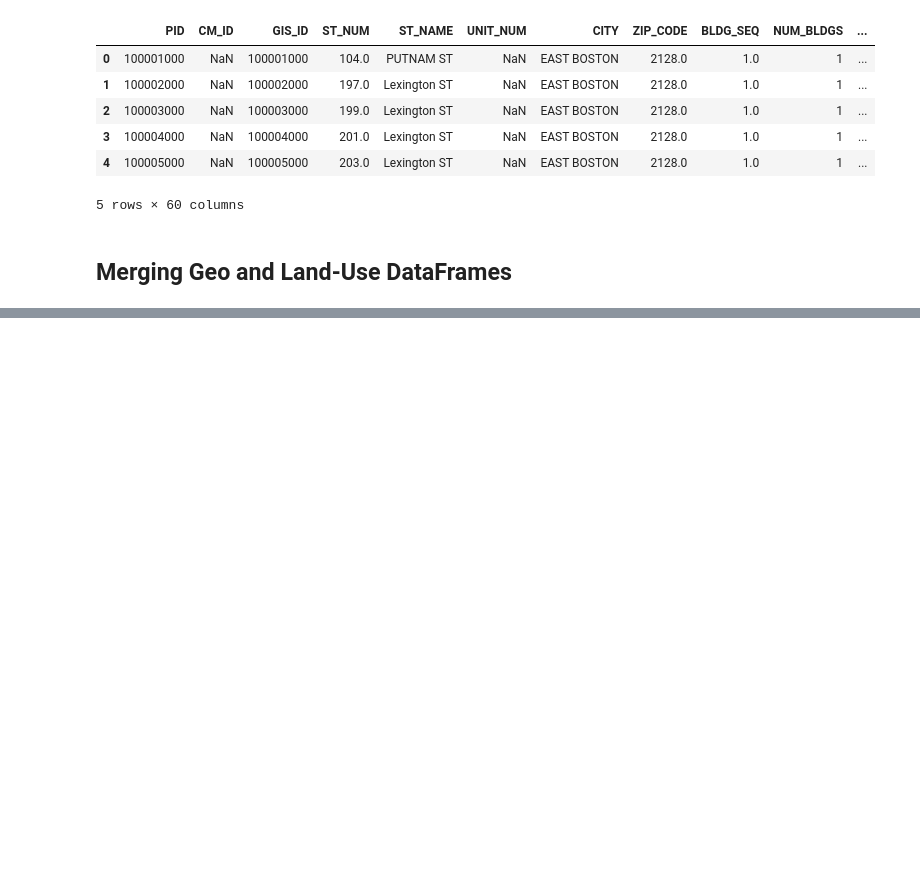
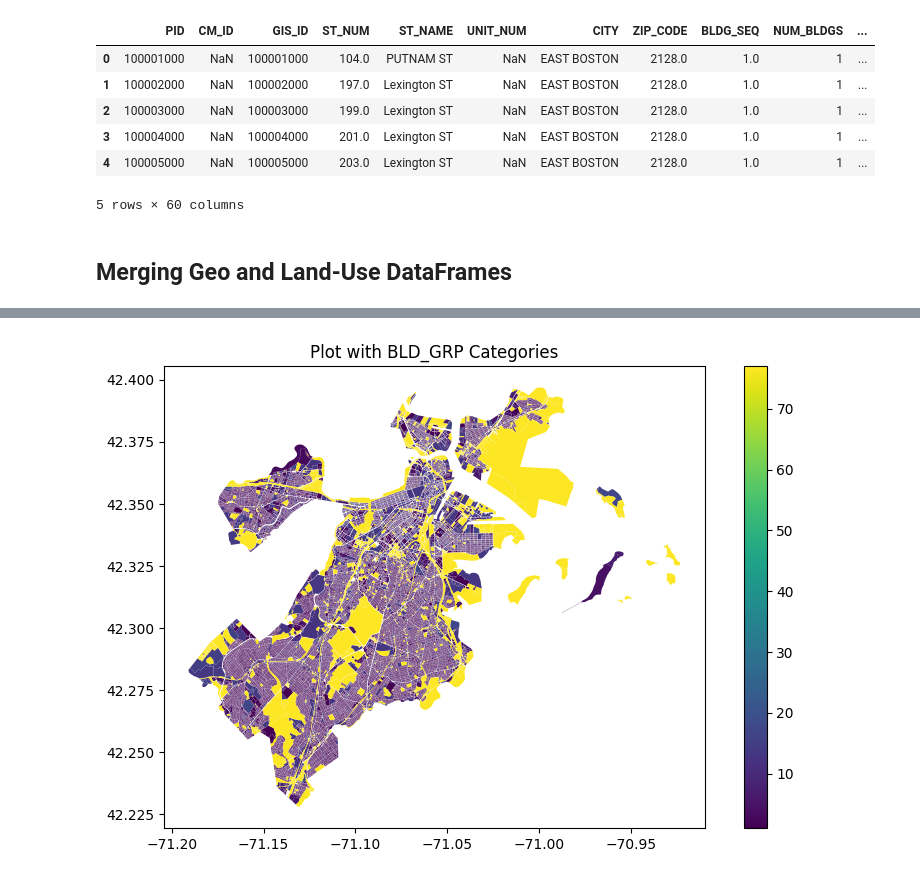
Before and after one commit to TerryEmeigh/thesis, a Jupyter notebook: geo.ipynb, the cells around one changed output, grey strips where cells are left out. Cells and saved outputs as stored; diff of their text form; code cells hidden in the pictures; blank space fills up the shorter version.

Commit message:
building groupings

```diff
--- a/geo.ipynb
+++ b/geo.ipynb
@@ -70,4 +71,4 @@ gdf = gdf.loc[gdf['PID'].notnull()]
 # converting the 'PID' column in both DataFrames to the same data type for merging
 gdf['PID'] = gdf['PID'].astype(int)
 propDf['PID'] = propDf['PID'].astype(int)
-merged_df = pd.merge(gdf, propDf, on='PID', how='inner')
+mergeDf = pd.merge(gdf, propDf, on='PID', how='inner')
@@ -94,0 +279,5 @@ merged_df.plot()
+# %%
+# creating a new column 'BLD_GRP' based on mapping of 'LUC' values
+mergeDf['BLD_GRP'] = mergeDf['LUC'].map(mappings)
+# displaying intial groupings
+mergeDf['BLD_GRP'].value_counts()
@@ -94,0 +305,7 @@ merged_df.plot()
+# %%
+# plotting the GeoPandas objects in mergeDf using the 'BLD_GRP' column for coloring
+mergeDf.plot(column='BLD_GRP', legend=True, figsize=(10, 6))  # Adjust figsize as needed
+plt.title('Plot with BLD_GRP Categories')
+plt.show()
+# %% [output]
+[figure, added]
```
Also changed, not shown: parts of 18 cells of this notebook, 1 other file.
